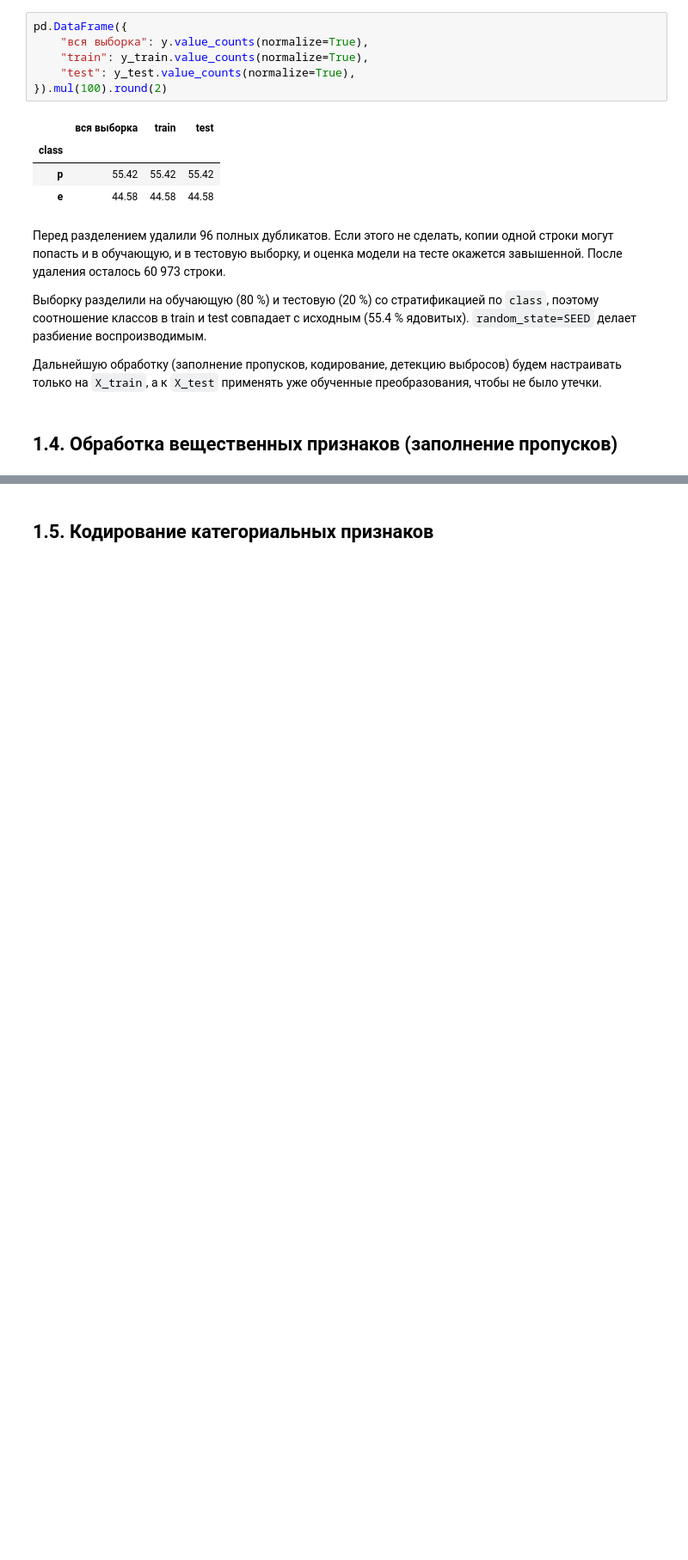
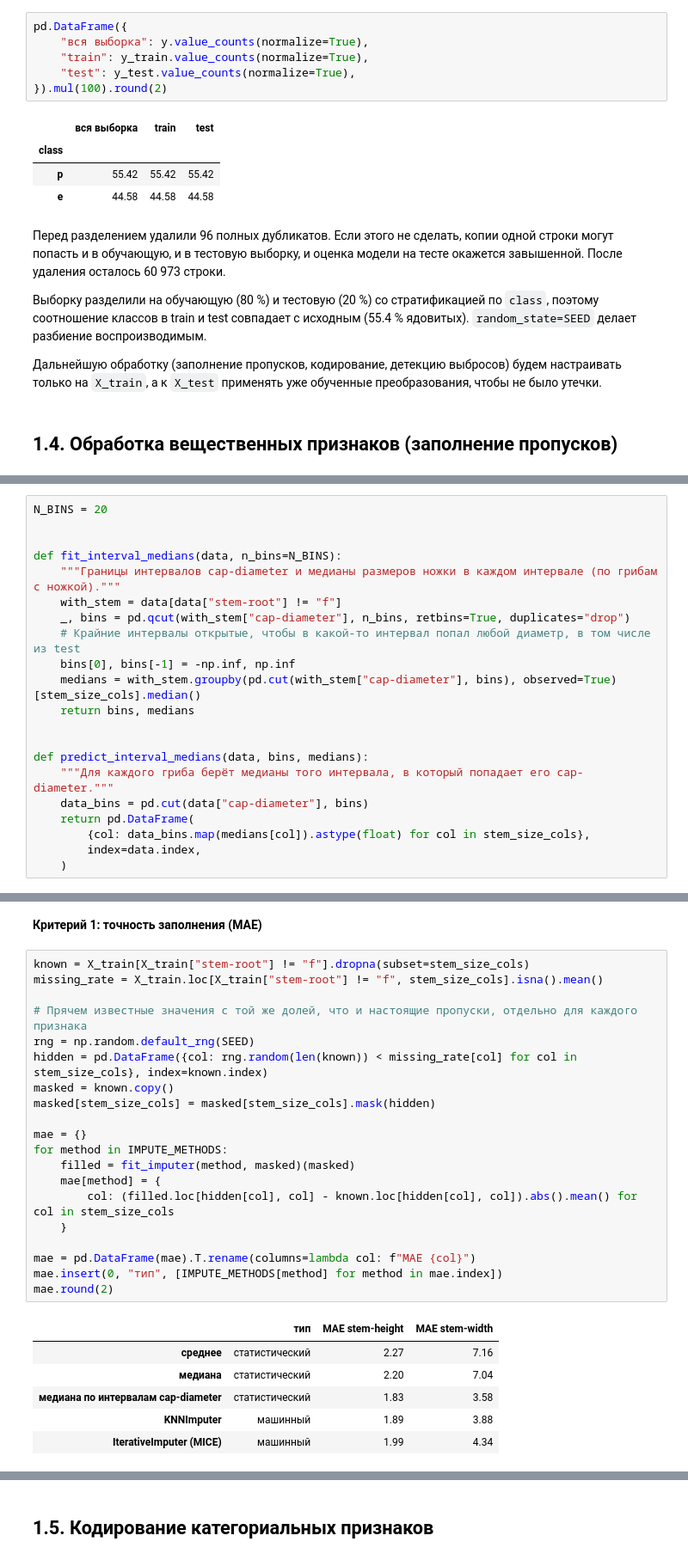
Before and after one commit to terracodum/Pracs5, a Jupyter notebook: warcraft.ipynb, the cells around one changed output, grey strips where cells are left out. Shown at 86% size. Cells and saved outputs as stored; diff of their text form; blank space fills up the shorter version.

```diff
--- a/warcraft.ipynb
+++ b/warcraft.ipynb
@@ -551,0 +662,21 @@ pd.DataFrame({
+# %%
+N_BINS = 20
+
+
+def fit_interval_medians(data, n_bins=N_BINS):
+    """Границы интервалов cap-diameter и медианы размеров ножки в каждом интервале (по грибам с ножкой)."""
+    with_stem = data[data["stem-root"] != "f"]
+    _, bins = pd.qcut(with_stem["cap-diameter"], n_bins, retbins=True, duplicates="drop")
+    # Крайние интервалы открытые, чтобы в какой-то интервал попал любой диаметр, в том числе из test
+    bins[0], bins[-1] = -np.inf, np.inf
+    medians = with_stem.groupby(pd.cut(with_stem["cap-diameter"], bins), observed=True)[stem_size_cols].median()
+    return bins, medians
+
+
+def predict_interval_medians(data, bins, medians):
+    """Для каждого гриба берёт медианы того интервала, в который попадает его cap-diameter."""
+    data_bins = pd.cut(data["cap-diameter"], bins)
+    return pd.DataFrame(
+        {col: data_bins.map(medians[col]).astype(float) for col in stem_size_cols},
+        index=data.index,
+    )
@@ -551,0 +729,29 @@ pd.DataFrame({
+# %% [markdown]
+**Критерий 1: точность заполнения (MAE)**
+# %%
+known = X_train[X_train["stem-root"] != "f"].dropna(subset=stem_size_cols)
+missing_rate = X_train.loc[X_train["stem-root"] != "f", stem_size_cols].isna().mean()
+
+# Прячем известные значения с той же долей, что и настоящие пропуски, отдельно для каждого признака
+rng = np.random.default_rng(SEED)
+hidden = pd.DataFrame({col: rng.random(len(known)) < missing_rate[col] for col in stem_size_cols}, index=known.index)
+masked = known.copy()
+masked[stem_size_cols] = masked[stem_size_cols].mask(hidden)
+
+mae = {}
+for method in IMPUTE_METHODS:
+    filled = fit_imputer(method, masked)(masked)
+    mae[method] = {
+        col: (filled.loc[hidden[col], col] - known.loc[hidden[col], col]).abs().mean() for col in stem_size_cols
+    }
+
+mae = pd.DataFrame(mae).T.rename(columns=lambda col: f"MAE {col}")
+mae.insert(0, "тип", [IMPUTE_METHODS[method] for method in mae.index])
+mae.round(2)
+# %% [output]
+|  | тип | MAE stem-height | MAE stem-width |
+| среднее | статистический | 2.27 | 7.16 |
+| медиана | статистический | 2.20 | 7.04 |
+| медиана по интервалам cap-diameter | статистический | 1.83 | 3.58 |
+| KNNImputer | машинный | 1.89 | 3.88 |
+| IterativeImputer (MICE) | машинный | 1.99 | 4.34 |
```
Also changed, not shown: parts of 63 cells of this notebook, 1 other file.
